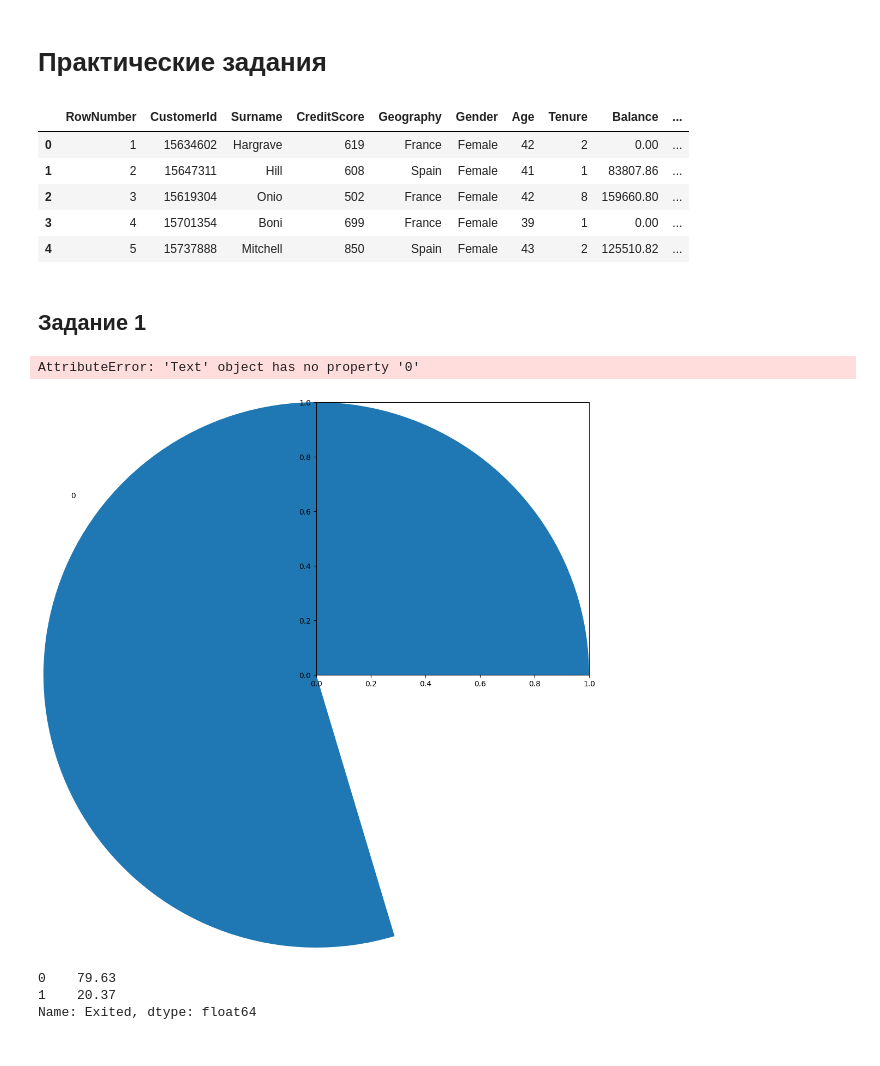
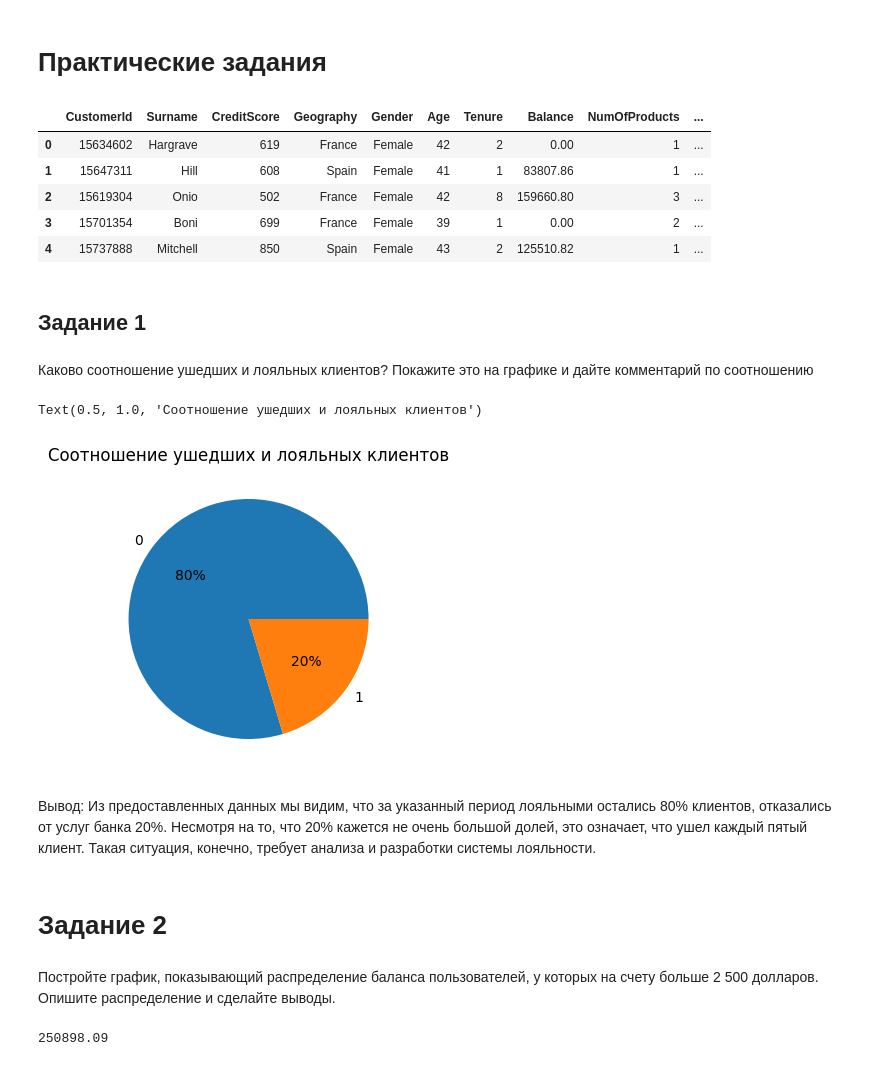
Before and after one commit to UdTatyana/SF-Data-Science, a Jupyter notebook: Skillfactory/PY_13 Визуализация/Practice_13.ipynb, the cells around one changed output. Cells and saved outputs as stored; diff of their text form; code cells hidden in the pictures.

```diff
--- a/Skillfactory/PY_13 Визуализация/Practice_13.ipynb
+++ b/Skillfactory/PY_13 Визуализация/Practice_13.ipynb
@@ -4,38 +4,46 @@
 import pandas as pd
 from IPython.display import display
 churn_df = pd.read_csv('data_13/churn.csv')
+churn_df.drop(['RowNumber'], axis=1, inplace=True) # удаление дублирующего столбца
 display(churn_df.head())
 # %% [output]
-|  | RowNumber | CustomerId | Surname | CreditScore | Geography | Gender | Age | Tenure | Balance | ... |
-| 0 | 1 | 15634602 | Hargrave | 619 | France | Female | 42 | 2 | 0.00 | ... |
-| 1 | 2 | 15647311 | Hill | 608 | Spain | Female | 41 | 1 | 83807.86 | ... |
-| 2 | 3 | 15619304 | Onio | 502 | France | Female | 42 | 8 | 159660.80 | ... |
-| 3 | 4 | 15701354 | Boni | 699 | France | Female | 39 | 1 | 0.00 | ... |
-| 4 | 5 | 15737888 | Mitchell | 850 | Spain | Female | 43 | 2 | 125510.82 | ... |
+|  | CustomerId | Surname | CreditScore | Geography | Gender | Age | Tenure | Balance | NumOfProducts | ... |
+| 0 | 15634602 | Hargrave | 619 | France | Female | 42 | 2 | 0.00 | 1 | ... |
+| 1 | 15647311 | Hill | 608 | Spain | Female | 41 | 1 | 83807.86 | 1 | ... |
+| 2 | 15619304 | Onio | 502 | France | Female | 42 | 8 | 159660.80 | 3 | ... |
+| 3 | 15701354 | Boni | 699 | France | Female | 39 | 1 | 0.00 | 2 | ... |
+| 4 | 15737888 | Mitchell | 850 | Spain | Female | 43 | 2 | 125510.82 | 1 | ... |
 # %% [markdown]
 ## Задание 1
+# %% [markdown]
+Каково соотношение ушедших и лояльных клиентов? Покажите это на графике и дайте комментарий по соотношению
 # %%
 import matplotlib.pyplot as plt
 %matplotlib inline
 plt.style.use('default')
 
 exited = churn_df['Exited'].value_counts(normalize=True)*100
 
-fig = plt.figure(figsize=(5, 5))
+fig = plt.figure(figsize=(3, 3))
 axes = fig.add_axes([0, 0, 1, 1])
 axes.pie(
     exited,
     labels=exited.index,
-    autopct='%.2f%%',
-    textprops={'0':'Лояльные клиенты', '1':'Ушедшие клиенты'}
+    autopct='%.0f%%',
 )
 axes.set_title('Соотношение ушедших и лояльных клиентов')
 # %% [output]
-AttributeError: 'Text' object has no property '0'
+Text(0.5, 1.0, 'Соотношение ушедших и лояльных клиентов')
-[figure, old version]
+[figure, new version]
-# %%
-display(exited)
-# %% [output]
-0    79.63
-1    20.37
-Name: Exited, dtype: float64
+# %% [markdown]
+Вывод:
+Из предоставленных данных мы видим, что за указанный период лояльными остались 80% клиентов, отказались от услуг банка 20%. Несмотря на то, что 20% кажется не очень большой долей, это означает, что ушел каждый пятый клиент. Такая ситуация, конечно, требует анализа и разработки системы лояльности.
+# %% [markdown]
+# Задание 2
+# %% [markdown]
+Постройте график, показывающий распределение баланса пользователей, у которых на счету больше 2 500 долларов. Опишите распределение и сделайте выводы.
+# %%
+# узнаем максимальный баланс, чтобы выяснить разброс
+print(churn_df['Balance'].max())
+# %% [output]
+250898.09
```
Also changed, not shown: parts of 5 cells of this notebook.
